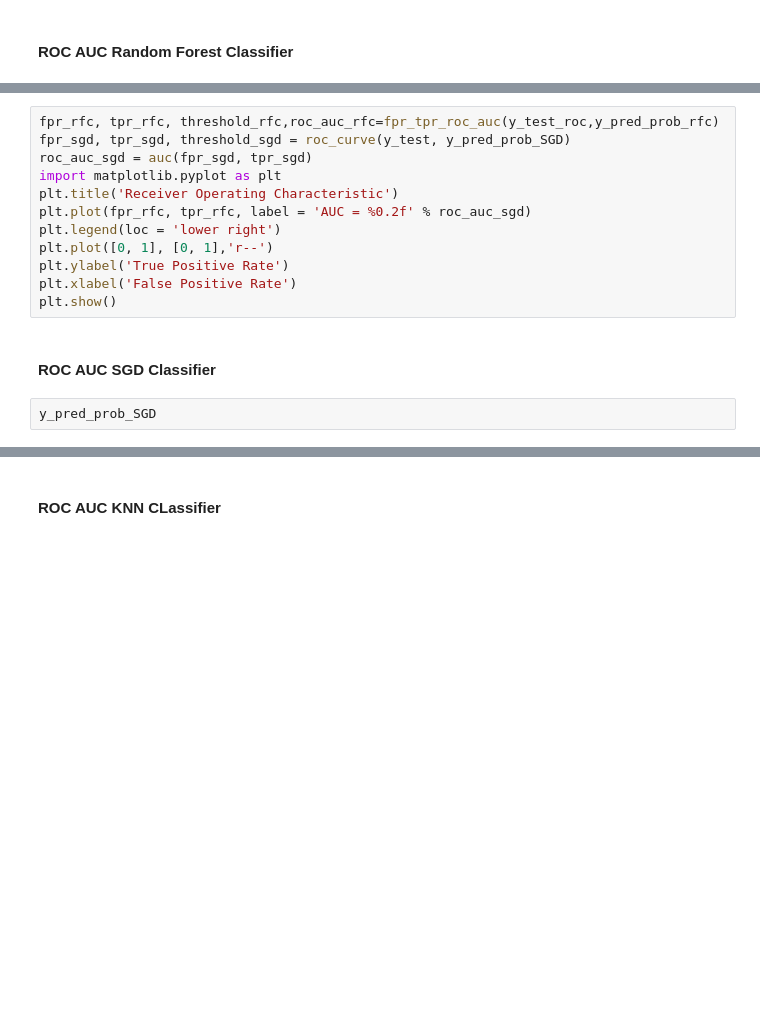
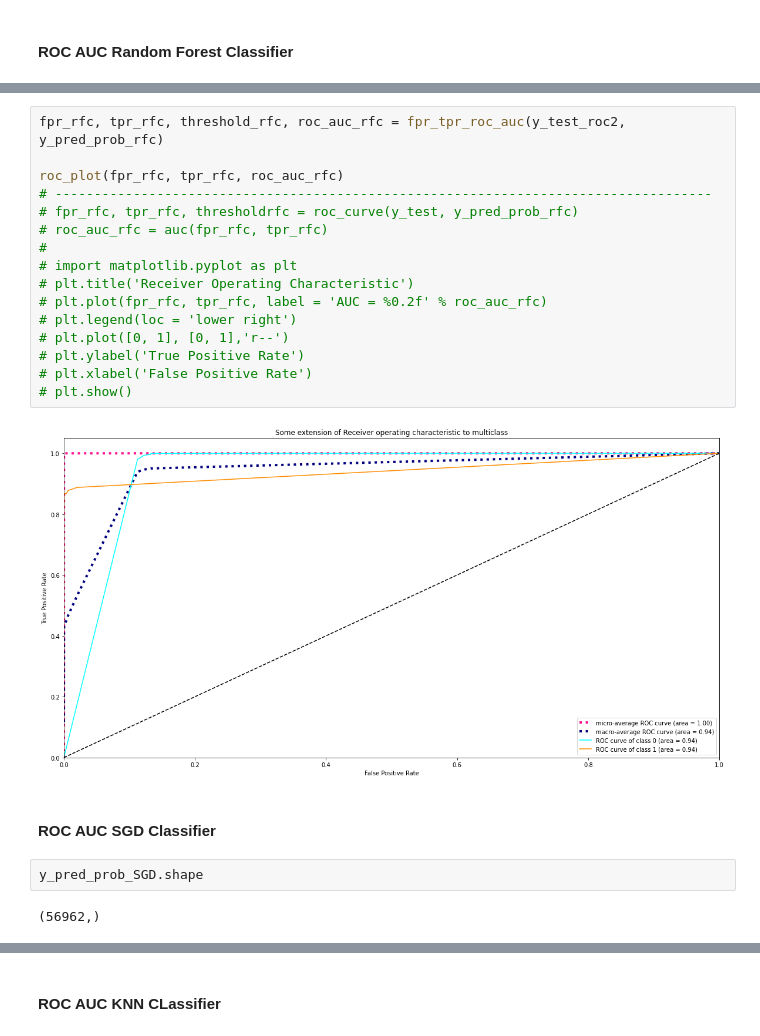
Before and after one commit to ppaszko/um_project, a Jupyter notebook: um_draft.ipynb, the cells around one changed output, grey strips where cells are left out. Saved outputs shown, nothing was run; the diff lists cells and outputs as text; blank space fills up the shorter version.

```diff
--- a/um_draft.ipynb
+++ b/um_draft.ipynb
@@ -1053,19 +1012,27 @@ y_pred_prob_rfc
 # %%
-fpr_rfc, tpr_rfc, threshold_rfc,roc_auc_rfc=fpr_tpr_roc_auc(y_test_roc,y_pred_prob_rfc)
-fpr_sgd, tpr_sgd, threshold_sgd = roc_curve(y_test, y_pred_prob_SGD)
-roc_auc_sgd = auc(fpr_sgd, tpr_sgd)
-import matplotlib.pyplot as plt
-plt.title('Receiver Operating Characteristic')
-plt.plot(fpr_rfc, tpr_rfc, label = 'AUC = %0.2f' % roc_auc_sgd)
-plt.legend(loc = 'lower right')
-plt.plot([0, 1], [0, 1],'r--')
-plt.ylabel('True Positive Rate')
-plt.xlabel('False Positive Rate')
-plt.show()
+fpr_rfc, tpr_rfc, threshold_rfc, roc_auc_rfc = fpr_tpr_roc_auc(y_test_roc2, y_pred_prob_rfc)
+
+roc_plot(fpr_rfc, tpr_rfc, roc_auc_rfc)
+# ------------------------------------------------------------------------------------
+# fpr_rfc, tpr_rfc, thresholdrfc = roc_curve(y_test, y_pred_prob_rfc)
+# roc_auc_rfc = auc(fpr_rfc, tpr_rfc)
+#
+# import matplotlib.pyplot as plt
+# plt.title('Receiver Operating Characteristic')
+# plt.plot(fpr_rfc, tpr_rfc, label = 'AUC = %0.2f' % roc_auc_rfc)
+# plt.legend(loc = 'lower right')
+# plt.plot([0, 1], [0, 1],'r--')
+# plt.ylabel('True Positive Rate')
+# plt.xlabel('False Positive Rate')
+# plt.show()
+# %% [output]
+[figure, added]
 # %% [markdown]
 #### ROC AUC SGD Classifier
 # %%
-y_pred_prob_SGD
+y_pred_prob_SGD.shape
+# %% [output]
+(56962,)
 # %%
 # fpr_sgd, tpr_sgd, threshold_sgd, roc_auc_sgd = fpr_tpr_roc_auc(y_test_roc,y_pred_prob_SGD)
 #
```
Also changed, not shown: parts of 73 cells of this notebook.
